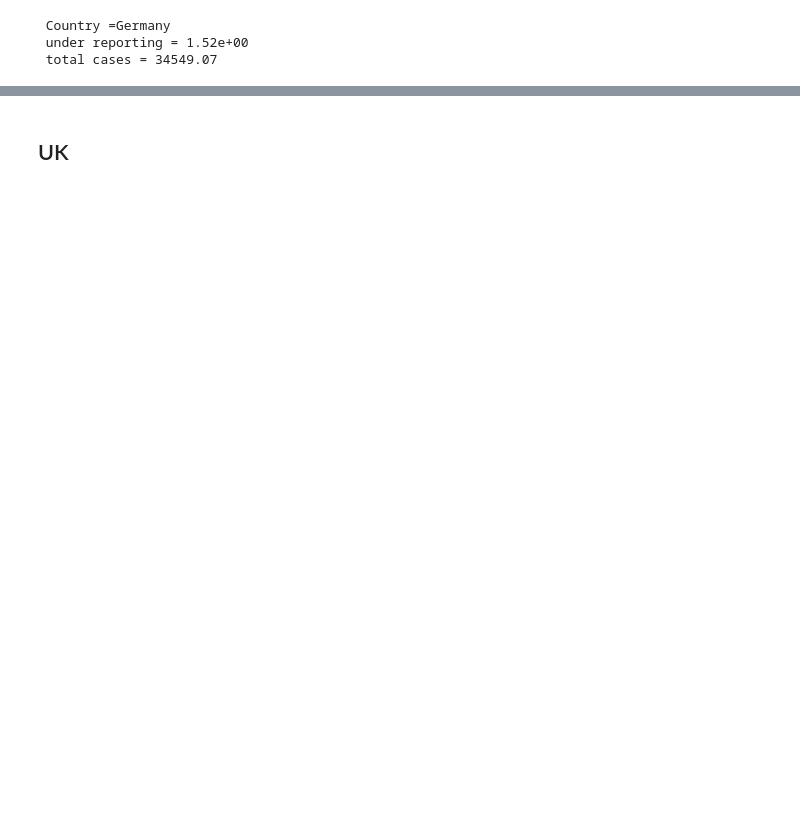
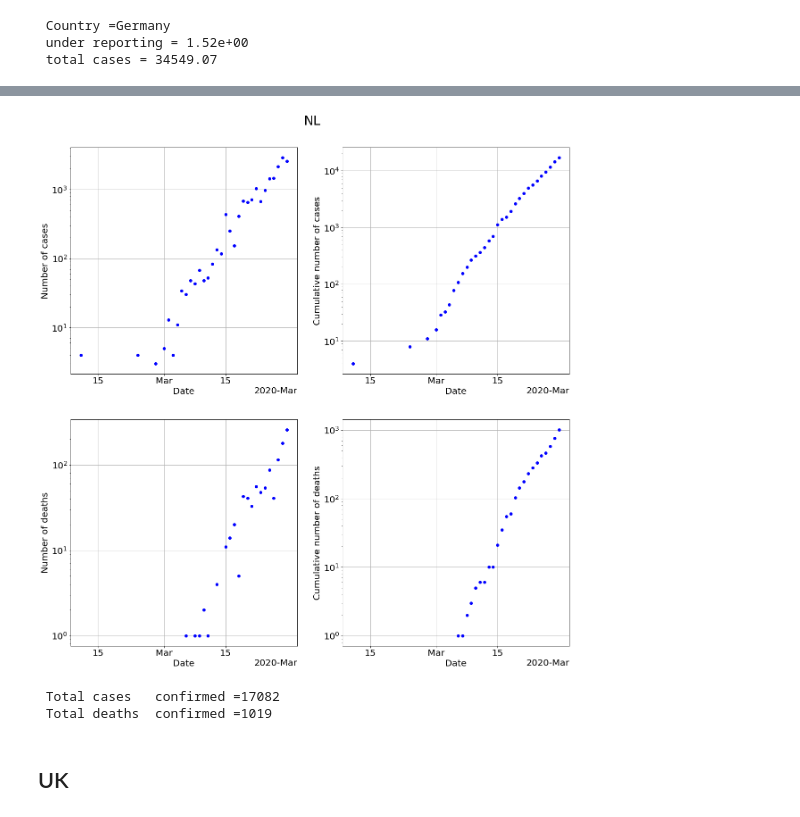
Before and after one commit to jjgomezcadenas/C19, a Jupyter notebook: nb/ecdcData.ipynb, the cells around one changed output, grey strips where cells are left out. Cells and saved outputs as stored; diff of their text form; code cells hidden in the pictures; blank space fills up the shorter version.

```diff
--- a/nb/ecdcData.ipynb
+++ b/nb/ecdcData.ipynb
@@ -317,3 +338,9 @@ print(f' total cases = {total_cases:.2f}')
+# %%
+cplt.plot_cases_and_deaths(dfuk, country= 'NL', figsize=(20,20), log=True)
+# %% [output]
+[figure, added]
+ Total cases   confirmed =17082
+ Total deaths  confirmed =1019
 # %% [markdown]
 ## UK
 # %%
```
Also changed, not shown: parts of 33 cells of this notebook.
